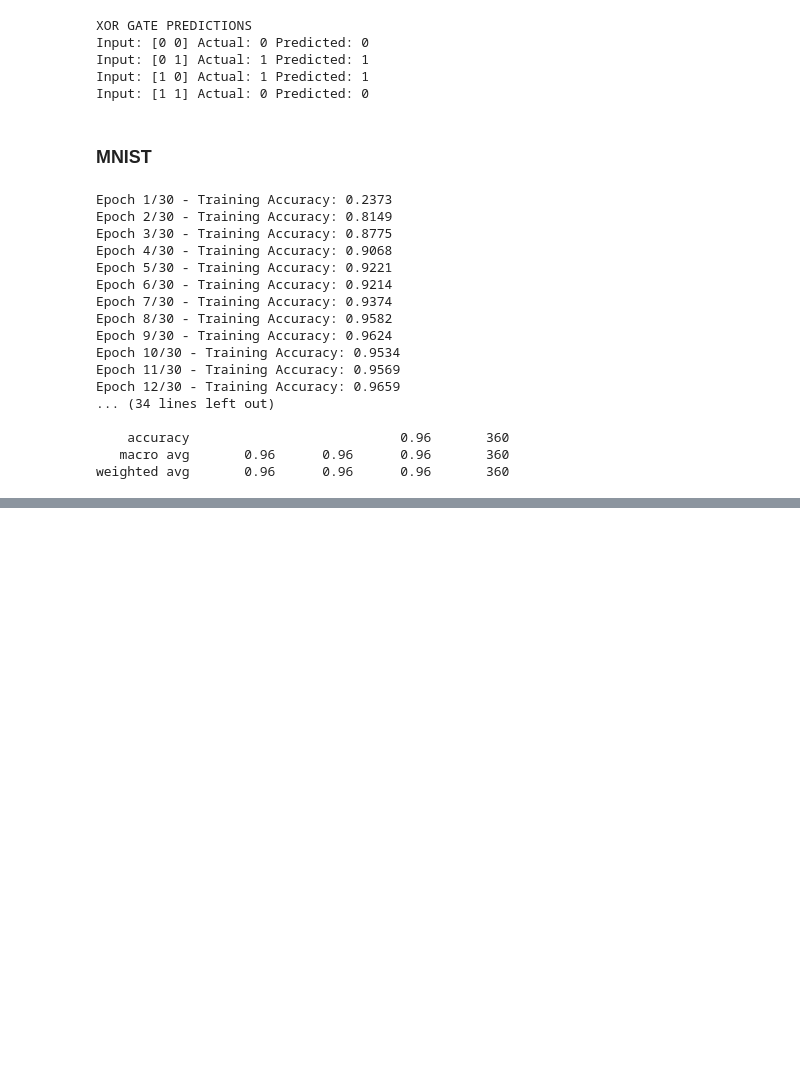
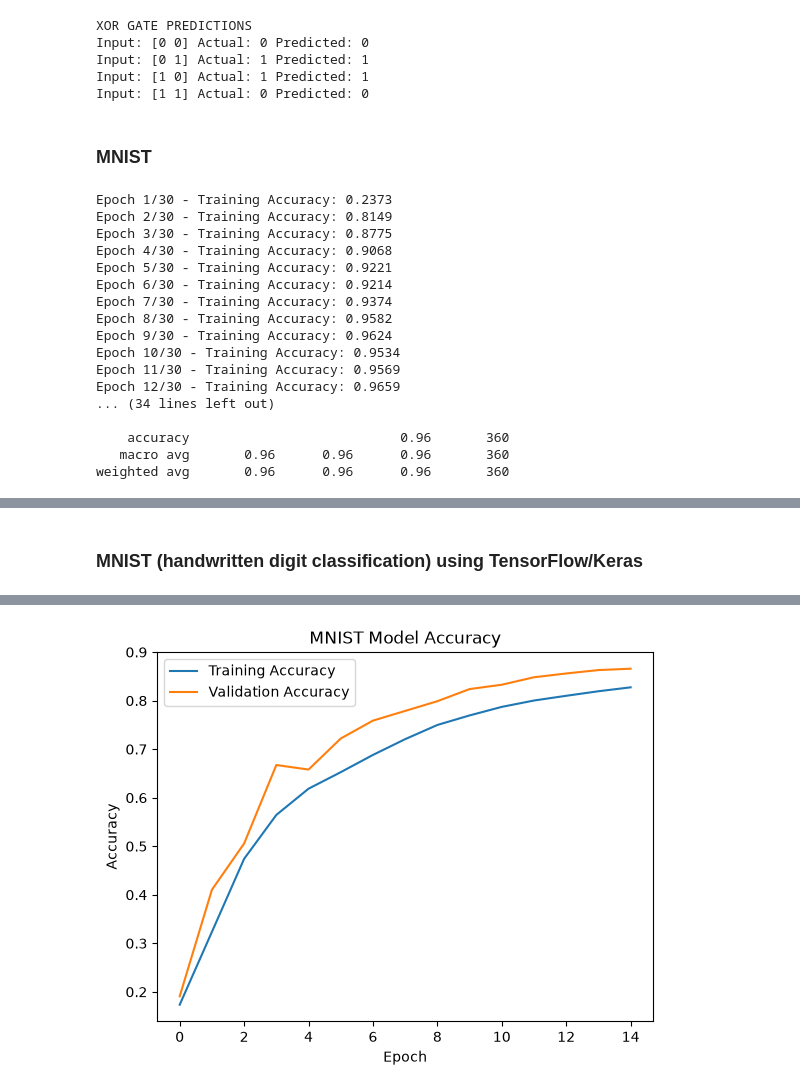
Before and after one commit to mozamjs/University, a Jupyter notebook: 6th_semester/ANN/4th_assignment/model.ipynb, the cells around one changed output, grey strips where cells are left out. Drawn from its saved outputs; the diff is of its cells as text; code cells hidden in the pictures; blank space fills up the shorter version.

Commit message:
Add ANN Assignment 4 MNIST and CIFAR-10 models

```diff
--- a/6th_semester/ANN/4th_assignment/model.ipynb
+++ b/6th_semester/ANN/4th_assignment/model.ipynb
@@ -304,0 +313,71 @@ weighted avg       0.96      0.96      0.96       360
+# %% [markdown]
+### MNIST (handwritten digit classification) using TensorFlow/Keras
+# %%
+
+import numpy as np
+import matplotlib.pyplot as plt
+
+from sklearn.metrics import classification_report
+from tensorflow.keras.models import Sequential
+from tensorflow.keras.layers import Dense, Input
+from tensorflow.keras.utils import to_categorical
+
+import tensorflow as tf
+
+# Load MNIST dataset
+(trainX, trainY), (testX, testY) = tf.keras.datasets.mnist.load_data()
+
+# Normalize and flatten images
+trainX = trainX.reshape(-1, 784).astype("float32") / 255.0
+testX = testX.reshape(-1, 784).astype("float32") / 255.0
+
+# One-hot encode labels
+trainY = to_categorical(trainY, 10)
+testY = to_categorical(testY, 10)
+
+# Create neural network
+model = Sequential([
+    Input(shape=(784,)),
+    Dense(256, activation="sigmoid"),
+    Dense(128, activation="sigmoid"),
+    Dense(10, activation="softmax")
+])
+
+# Compile model
+model.compile(
+    optimizer=tf.keras.optimizers.SGD(learning_rate=0.01),
+    loss="categorical_crossentropy",
+    metrics=["accuracy"]
+)
+
+# Train model
+history = model.fit(
+    trainX, trainY,
+    epochs=15,
+    batch_size=128,
+    validation_split=0.1
+)
+
+# Evaluate model
+loss, accuracy = model.evaluate(testX, testY)
+
+print("\nMNIST Test Accuracy:", accuracy)
+
+# Predictions
+predictions = model.predict(testX)
+predicted_labels = np.argmax(predictions, axis=1)
+actual_labels = np.argmax(testY, axis=1)
+
+print("\nClassification Report:")
+print(classification_report(actual_labels, predicted_labels))
+
+# Plot accuracy
+plt.plot(history.history["accuracy"], label="Training Accuracy")
+plt.plot(history.history["val_accuracy"], label="Validation Accuracy")
+
+plt.title("MNIST Model Accuracy")
+plt.xlabel("Epoch")
+plt.ylabel("Accuracy")
+plt.legend()
+plt.show()
+# %% [output]
@@ -304,0 +401 @@ weighted avg       0.96      0.96      0.96       360
+[figure, added]
```
Also changed, not shown: parts of 9 cells of this notebook, 2 other files.
